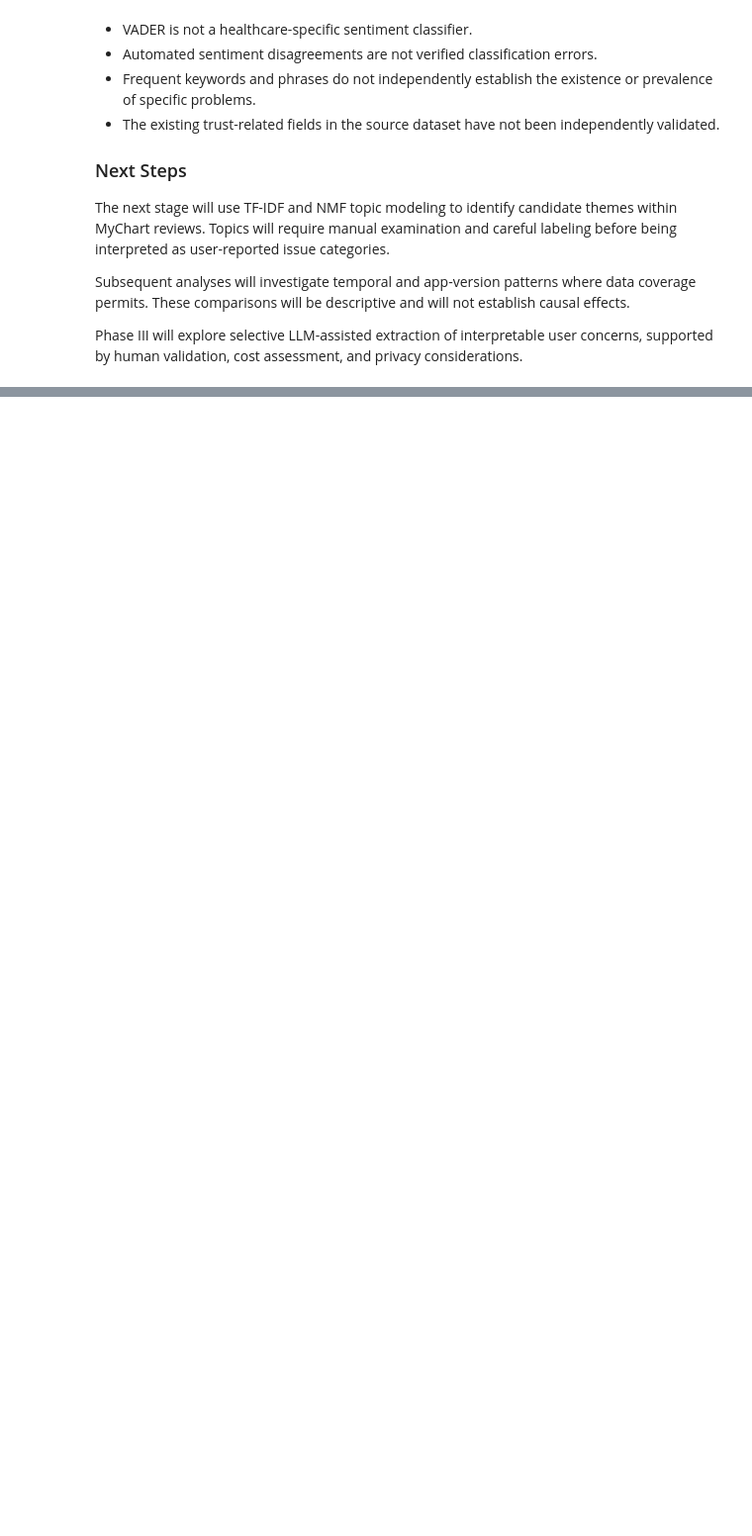
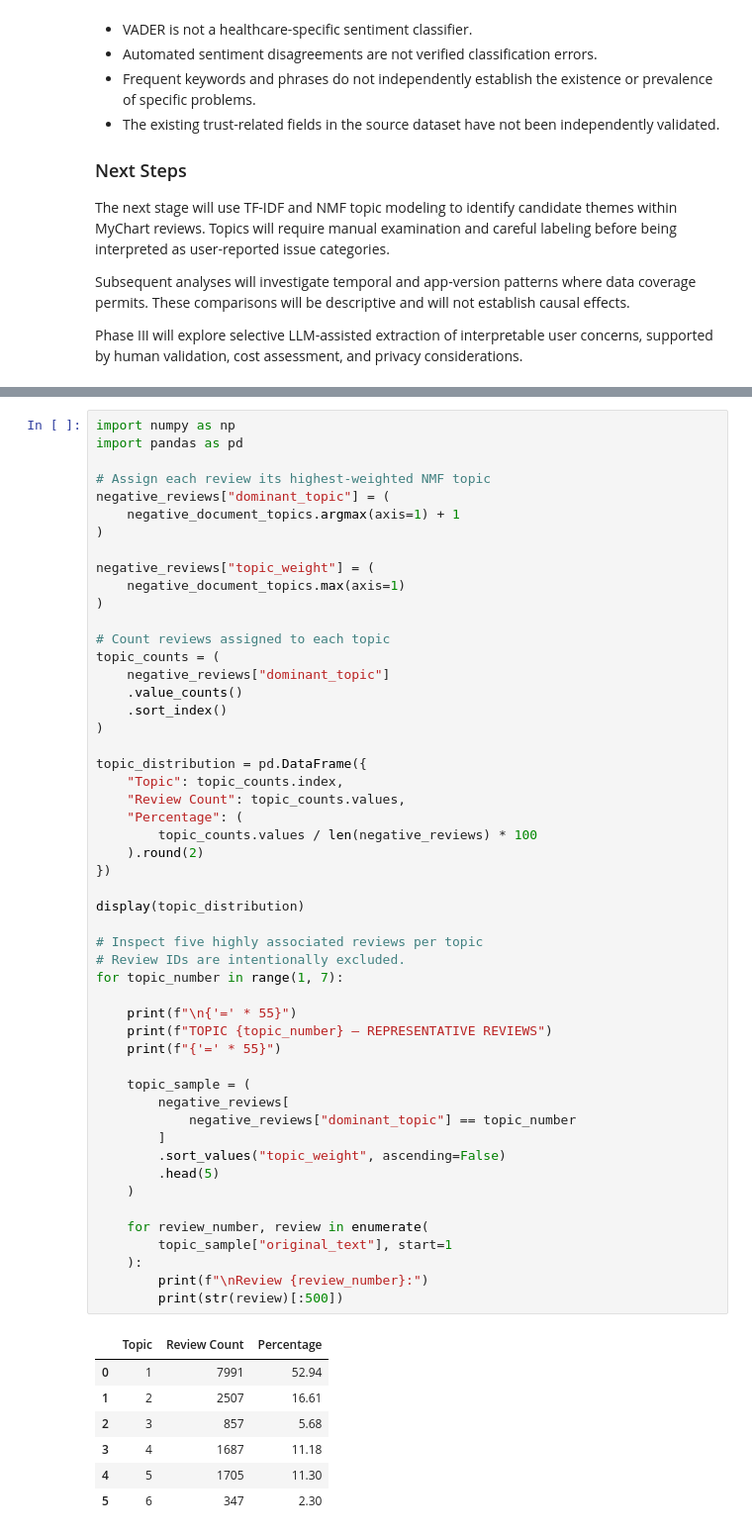
Before and after one commit to sahaiml149/HealthTrust-Watch, a Jupyter notebook: notebooks/ProjectphaseII.ipynb, the cells around one changed output, grey strips where cells are left out. Shown at 99% size. Saved outputs shown, nothing was run; the diff lists cells and outputs as text; blank space fills up the shorter version.

Commit message:
Add NMF topic modeling and qualitative review analysis

```diff
--- a/notebooks/ProjectphaseII.ipynb
+++ b/notebooks/ProjectphaseII.ipynb
@@ -838,0 +1007,59 @@ Phase III will explore selective LLM-assisted extraction of interpretable user c
+# %%
+import numpy as np
+import pandas as pd
+
+# Assign each review its highest-weighted NMF topic
+negative_reviews["dominant_topic"] = (
+    negative_document_topics.argmax(axis=1) + 1
+)
+
+negative_reviews["topic_weight"] = (
+    negative_document_topics.max(axis=1)
+)
+
+# Count reviews assigned to each topic
+topic_counts = (
+    negative_reviews["dominant_topic"]
+    .value_counts()
+    .sort_index()
+)
+
+topic_distribution = pd.DataFrame({
+    "Topic": topic_counts.index,
+    "Review Count": topic_counts.values,
+    "Percentage": (
+        topic_counts.values / len(negative_reviews) * 100
+    ).round(2)
+})
+
+display(topic_distribution)
+
+# Inspect five highly associated reviews per topic
+# Review IDs are intentionally excluded.
+for topic_number in range(1, 7):
+
+    print(f"\n{'=' * 55}")
+    print(f"TOPIC {topic_number} — REPRESENTATIVE REVIEWS")
+    print(f"{'=' * 55}")
+
+    topic_sample = (
+        negative_reviews[
+            negative_reviews["dominant_topic"] == topic_number
+        ]
+        .sort_values("topic_weight", ascending=False)
+        .head(5)
+    )
+
+    for review_number, review in enumerate(
+        topic_sample["original_text"], start=1
+    ):
+        print(f"\nReview {review_number}:")
+        print(str(review)[:500])
+# %% [output]
+|  | Topic | Review Count | Percentage |
+| 0 | 1 | 7991 | 52.94 |
+| 1 | 2 | 2507 | 16.61 |
+| 2 | 3 | 857 | 5.68 |
+| 3 | 4 | 1687 | 11.18 |
+| 4 | 5 | 1705 | 11.30 |
+| 5 | 6 | 347 | 2.30 |
```
Also changed, not shown: parts of 10 cells of this notebook.
